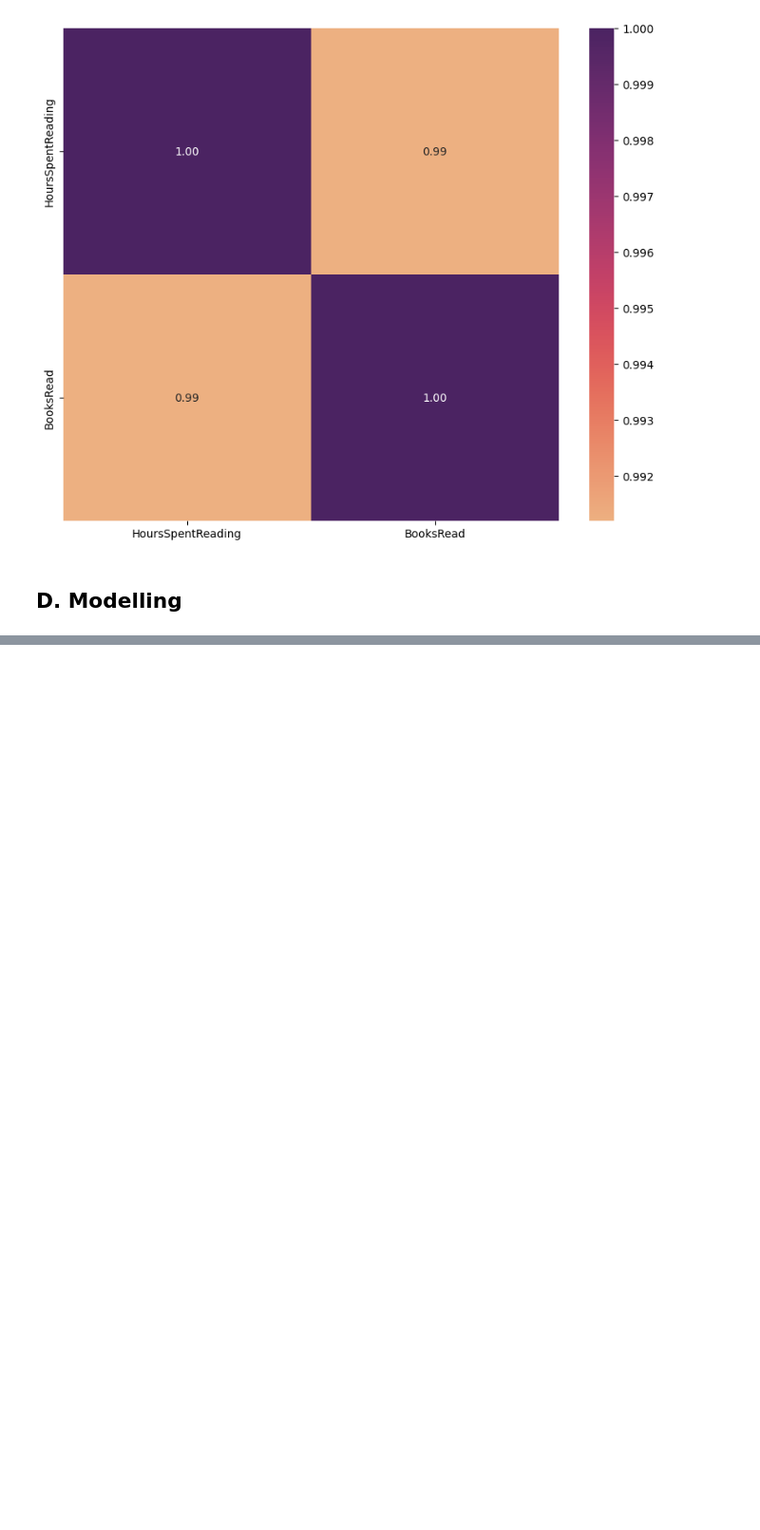
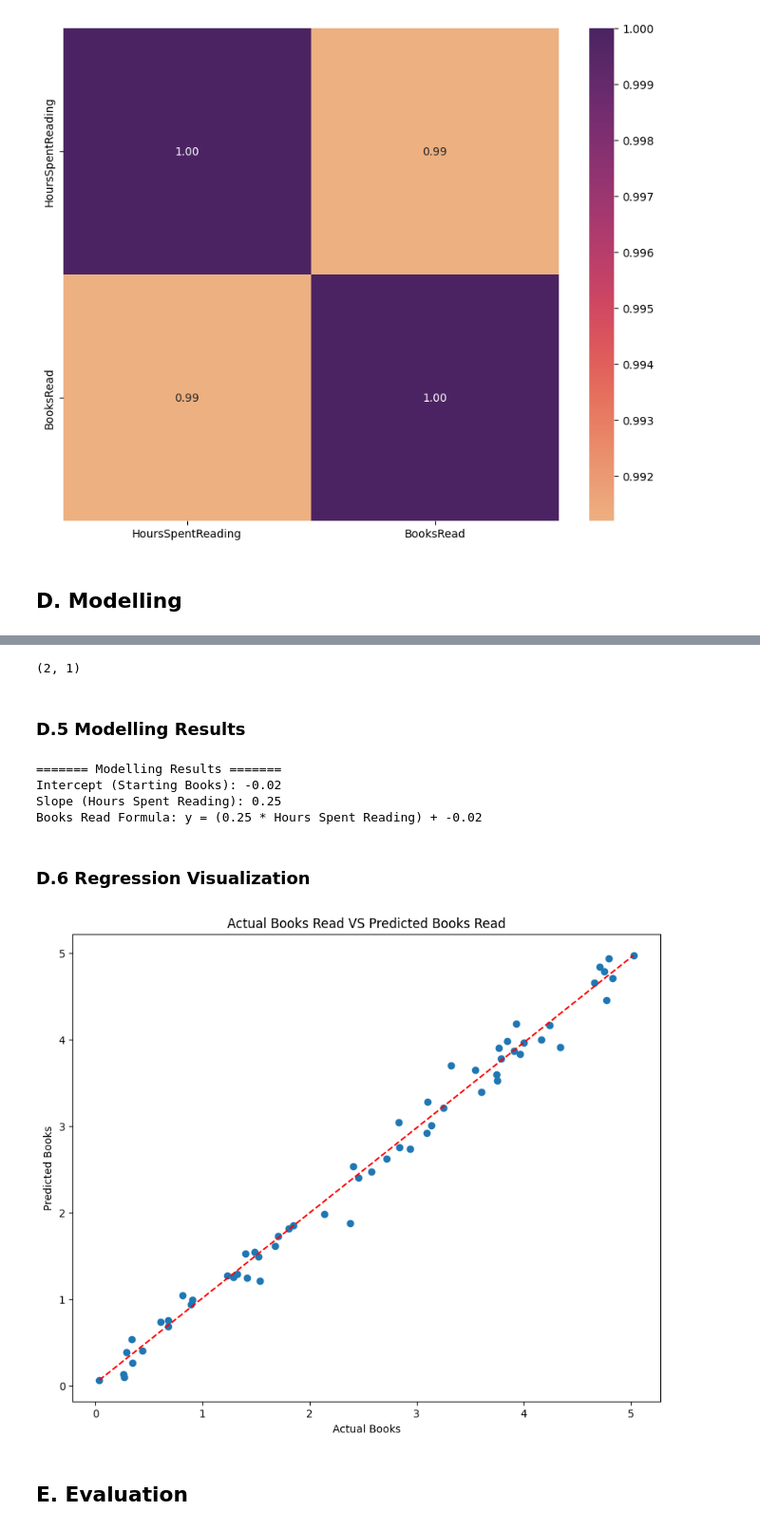
Before and after one commit to HablSank/1Day-1Dataset_MachineLearningProject, a Jupyter notebook: Day-20/Simple Linear Regression (Book Read Hours)/book_read.ipynb, the cells around one changed output, grey strips where cells are left out. Shown at 95% size. Saved outputs shown, nothing was run; the diff lists cells and outputs as text; code cells hidden in the pictures; blank space fills up the shorter version.

Commit message:
Day - 20 (Simple Linear Regression) Modelling Done

```diff
--- a/Day-20/Simple Linear Regression (Book Read Hours)/book_read.ipynb
+++ b/Day-20/Simple Linear Regression (Book Read Hours)/book_read.ipynb
@@ -177,0 +180,3 @@ plt.show()
+# %%
+X_data = df[['HoursSpentReading']]
+y_data = df[['BooksRead']]
@@ -177,0 +185,11 @@ plt.show()
+# %%
+np.random.seed(42)
+indices = np.random.permutation(len(X_data))
+
+test_size = int(len(X_data) * 0.2)
+
+train_idx = indices[test_size:]
+test_idx = indices[:test_size]
+
+X_train, X_test = X_data.iloc[train_idx], X_data.iloc[test_idx]
+y_train, y_test = y_data.iloc[train_idx], y_data.iloc[test_idx]
@@ -177,0 +198,6 @@ plt.show()
+# %%
+ones_train = np.ones((len(X_train), 1))
+ones_test = np.ones((len(X_test), 1))
+
+X_train = np.concatenate((ones_train, X_train), axis=1)
+X_test = np.concatenate((ones_test, X_test), axis=1)
@@ -177,0 +206,39 @@ plt.show()
+# %%
+theta = np.linalg.pinv(X_train.T @ X_train) @ X_train.T @ y_train
+
+test_predictions = X_test @ theta
+train_predictions = X_train @ theta
+# %%
+theta.shape
+# %% [output]
+(2, 1)
+# %% [markdown]
+### D.5 Modelling Results
+# %%
+intercept = theta.values[0][0]
+slope = theta.values[1][0]
+
+print("======= Modelling Results =======")
+print(f"Intercept (Starting Books): {intercept:.2f}")
+print(f"Slope (Hours Spent Reading): {slope:.2f}")
+print(f"Books Read Formula: y = ({slope:.2f} * Hours Spent Reading) + {intercept:.2f}")
+# %% [output]
+======= Modelling Results =======
+Intercept (Starting Books): -0.02
+Slope (Hours Spent Reading): 0.25
+Books Read Formula: y = (0.25 * Hours Spent Reading) + -0.02
+# %% [markdown]
+### D.6 Regression Visualization
+# %%
+plt.figure(figsize=(10,8))
+plt.scatter(y_test, test_predictions)
+plt.plot([y_test.min(), y_test.max()], [test_predictions.min(), test_predictions.max()], 'r--')
+
+plt.title("Actual Books Read VS Predicted Books Read")
+plt.xlabel("Actual Books")
+plt.ylabel("Predicted Books")
+plt.show()
+# %% [output]
+[figure, added]
+# %% [markdown]
+## E. Evaluation
```
Also changed, not shown: parts of 4 cells of this notebook.
